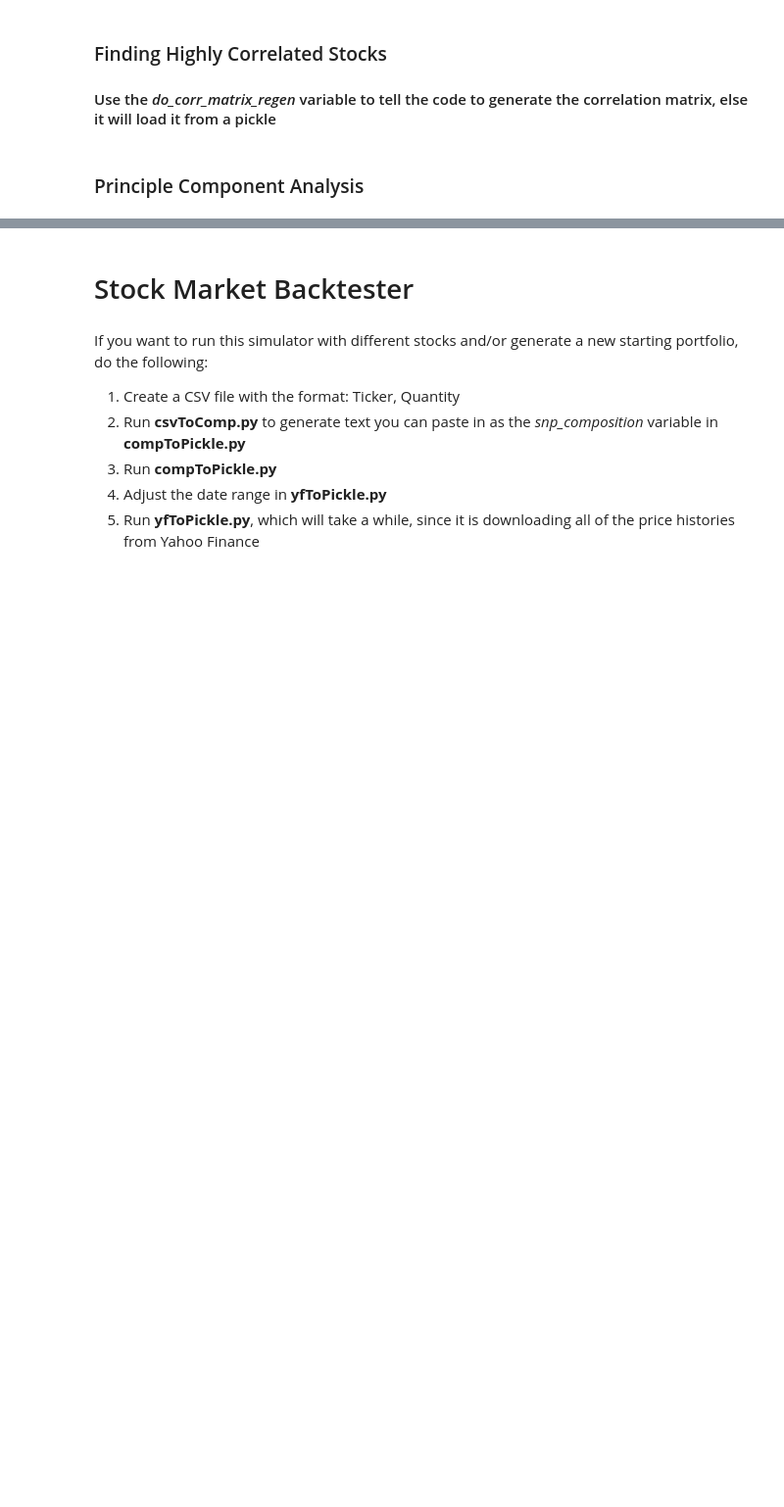
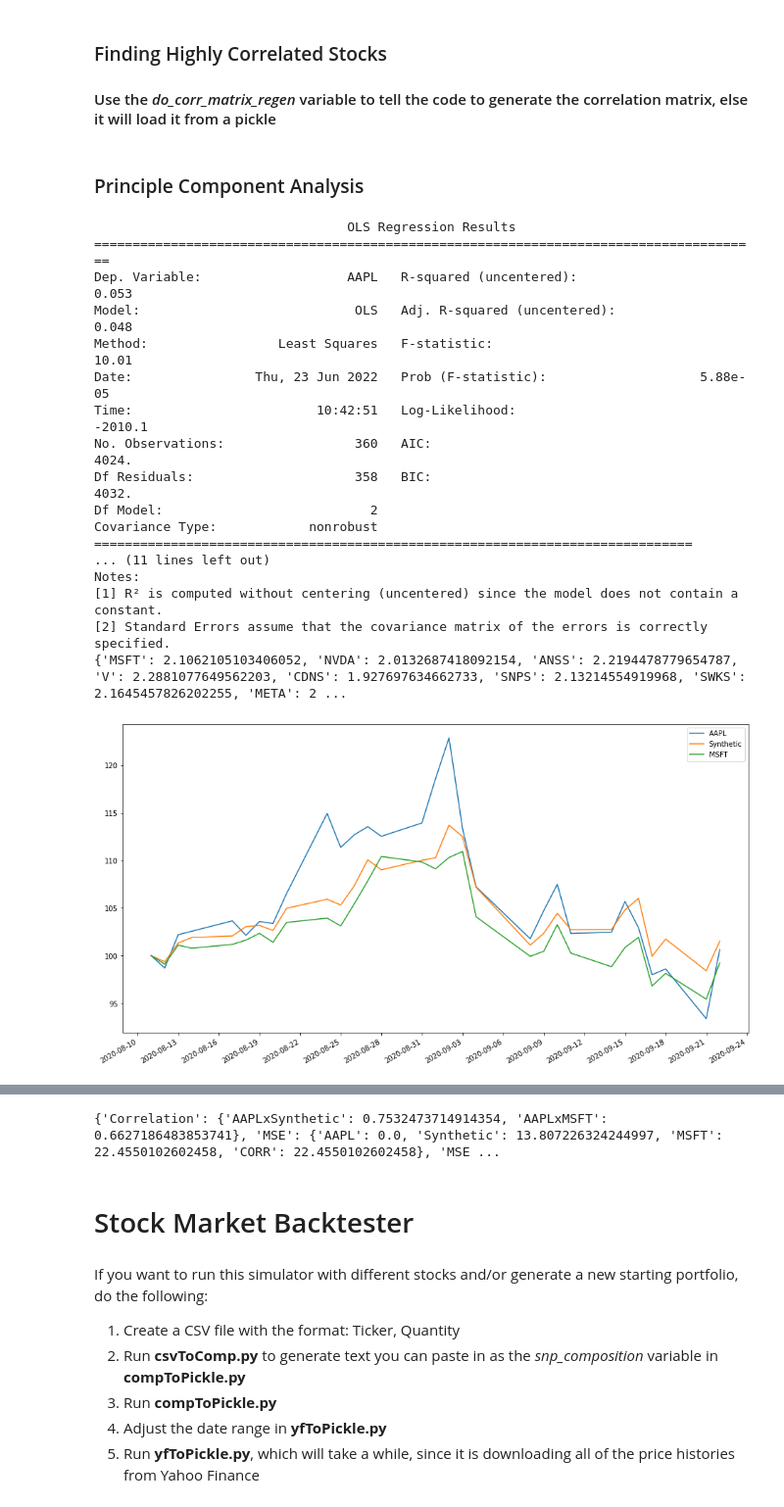
Before and after one commit to NikhilAPatel/A-Hybrid-Learning-Approach-to-Generating-Synthetic-Positions-for-Tax-Loss-Harvesting, a Jupyter notebook: model.ipynb, the cells around one changed output, grey strips where cells are left out. Shown: that part at 98% size. Cells and saved outputs as stored; diff of their text form; code cells hidden in the pictures; blank space fills up the shorter version.

```diff
--- a/model.ipynb
+++ b/model.ipynb
@@ -230 +248,27 @@ def predict_portfolio(pred_stock, n_components, n_days, end_date, n_stocks, is_s
     return synthetic_position
+# %%
+sportfolios = simulate_stock('AAPL', test_start_date, test_start_date+30, train_end_date, 360, 2, 10, True, graph=True)
+print(get_stats(sportfolios))
+
+
+#when training days are higher, the p values are higher, but the model gets less MSE
+#for regression only take into account how you can only use positive values, which is mostly solved by PCA (why?)
+# %% [output]
+                                 OLS Regression Results
+=======================================================================================
+Dep. Variable:                   AAPL   R-squared (uncentered):                   0.053
+Model:                            OLS   Adj. R-squared (uncentered):              0.048
+Method:                 Least Squares   F-statistic:                              10.01
+Date:                Thu, 23 Jun 2022   Prob (F-statistic):                    5.88e-05
+Time:                        10:42:51   Log-Likelihood:                         -2010.1
+No. Observations:                 360   AIC:                                      4024.
+Df Residuals:                     358   BIC:                                      4032.
+Df Model:                           2
+Covariance Type:            nonrobust
+==============================================================================
+... (11 lines left out)
+Notes:
+[1] R² is computed without centering (uncentered) since the model does not contain a constant.
+[2] Standard Errors assume that the covariance matrix of the errors is correctly specified.
+{'MSFT': 2.1062105103406052, 'NVDA': 2.0132687418092154, 'ANSS': 2.2194478779654787, 'V': 2.2881077649562203, 'CDNS': 1.927697634662733, 'SNPS': 2.13214554919968, 'SWKS': 2.1645457826202255, 'META': 2 ...
+[figure, added]
@@ -231,3 +276,4 @@ def predict_portfolio(pred_stock, n_components, n_days, end_date, n_stocks, is_s
+{'Correlation': {'AAPLxSynthetic': 0.7532473714914354, 'AAPLxMSFT': 0.6627186483853741}, 'MSE': {'AAPL': 0.0, 'Synthetic': 13.807226324244997, 'MSFT': 22.4550102602458, 'CORR': 22.4550102602458}, 'MSE ...
 # %%
 def hybrid_learning_replace(ticker) -> {}:
     """Determines which stocks to buy to emulate the performance of another
```
Also changed, not shown: parts of 6 cells of this notebook.
